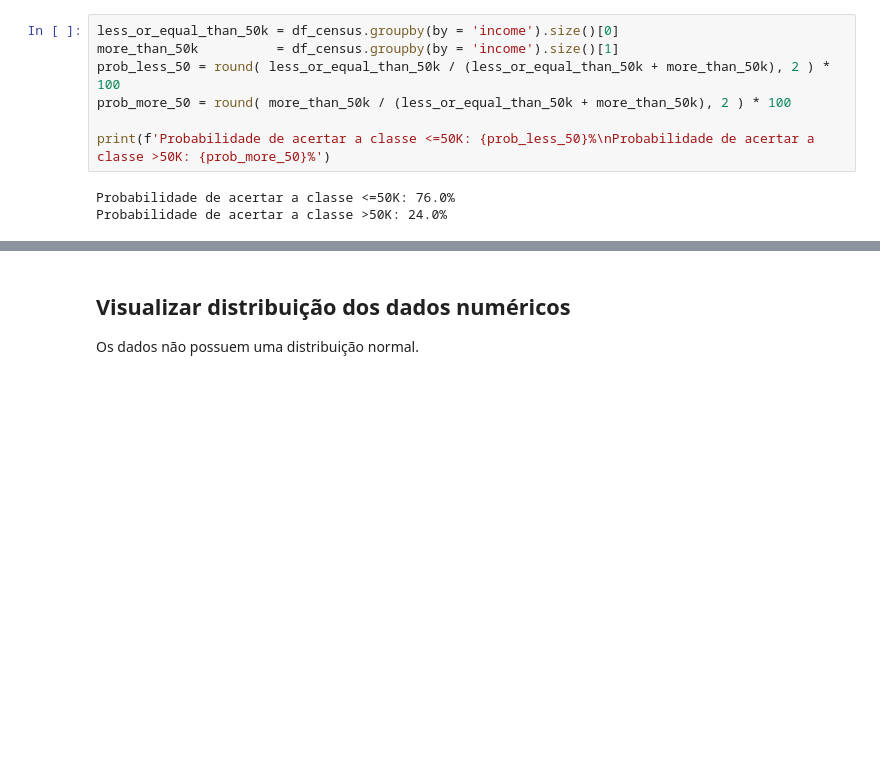
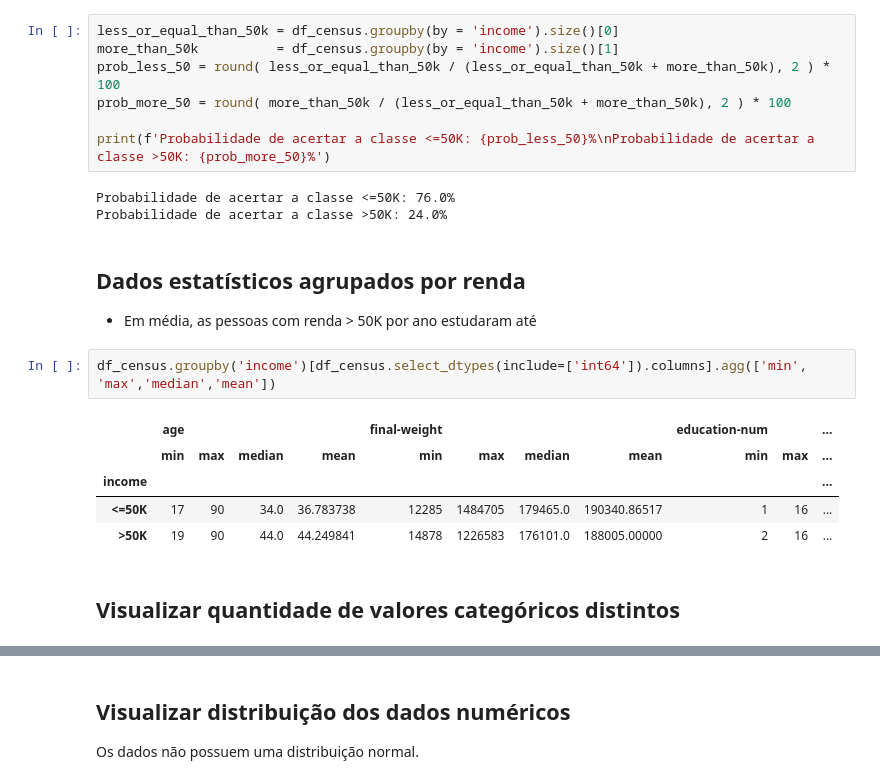
Before and after one commit to Vinicius-Luiz/machine_learning_classificacao_census, a Jupyter notebook: 01_CENSUS_EXPLORACAO_DADOS.ipynb, the cells around one changed output, grey strips where cells are left out. Saved outputs shown, nothing was run; the diff lists cells and outputs as text; blank space fills up the shorter version.

Commit message:
ADD TRATAMENTO DE DADOS

```diff
--- a/01_CENSUS_EXPLORACAO_DADOS.ipynb
+++ b/01_CENSUS_EXPLORACAO_DADOS.ipynb
@@ -97,3 +99,16 @@ print(f'Probabilidade de acertar a classe <=50K: {prob_less_50}%\nProbabilidade
 # %% [output]
 Probabilidade de acertar a classe <=50K: 76.0%
 Probabilidade de acertar a classe >50K: 24.0%
+# %% [markdown]
+## Dados estatísticos agrupados por renda
+- Em média, as pessoas com renda > 50K por ano estudaram até
+# %%
+df_census.groupby('income')[df_census.select_dtypes(include=['int64']).columns].agg(['min', 'max','median','mean'])
+# %% [output]
+|  | age |  |  |  | final-weight |  |  |  | education-num |  | ... |
+|  | min | max | median | mean | min | max | median | mean | min | max | ... |
+| income |  |  |  |  |  |  |  |  |  |  | ... |
+| <=50K | 17 | 90 | 34.0 | 36.783738 | 12285 | 1484705 | 179465.0 | 190340.86517 | 1 | 16 | ... |
+| >50K | 19 | 90 | 44.0 | 44.249841 | 14878 | 1226583 | 176101.0 | 188005.00000 | 2 | 16 | ... |
+# %% [markdown]
+## Visualizar quantidade de valores categóricos distintos
```
Also changed, not shown: parts of 13 cells of this notebook, 3 other files.
